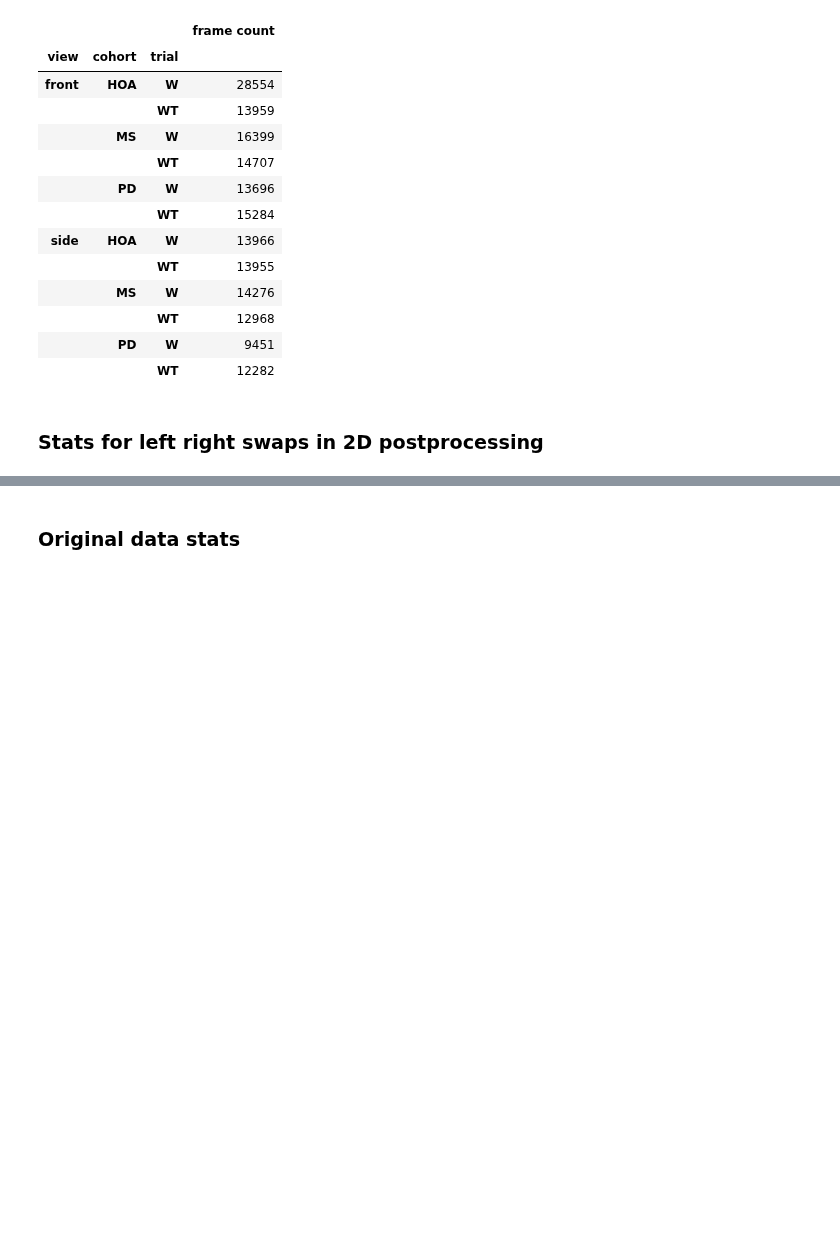
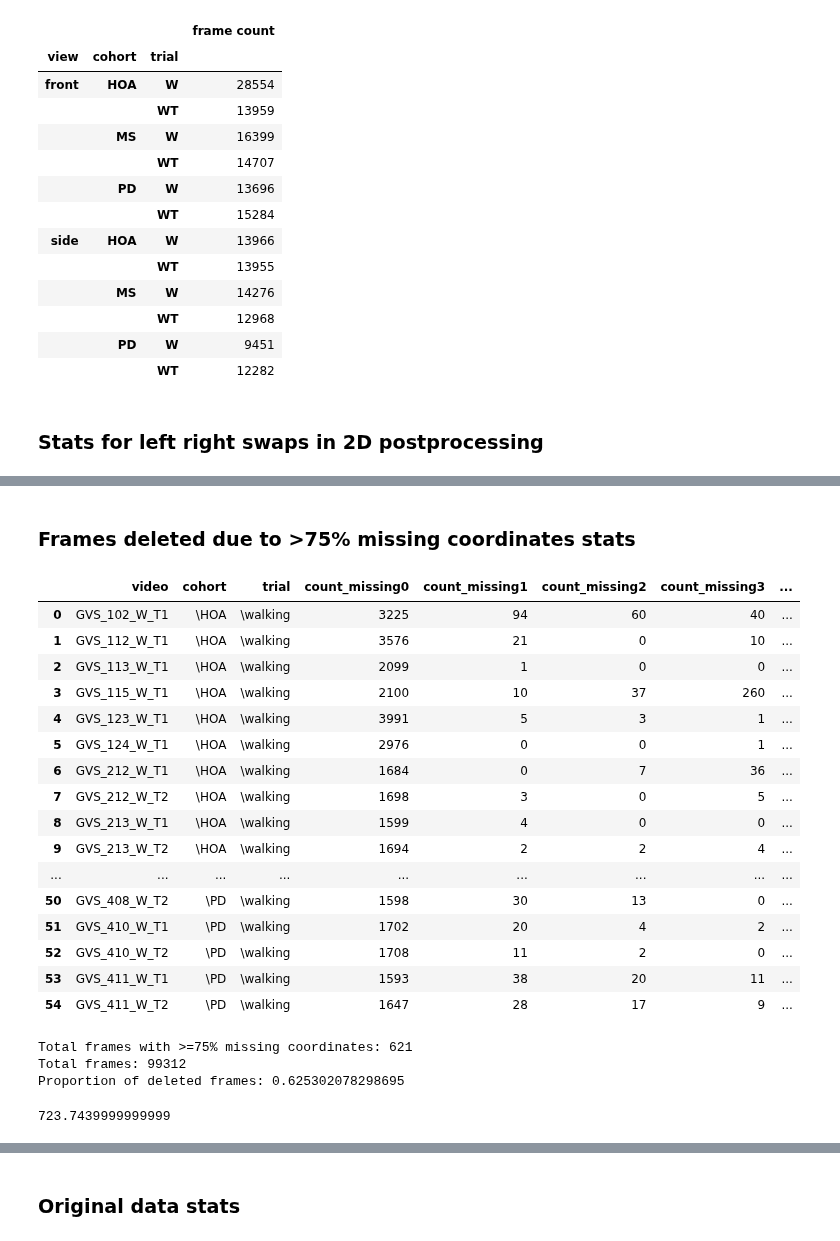
Before and after one commit to kaurrachneet6/Vision-Based-Gait-Analysis-Framework-for-Predicting-Multiple-Sclerosis, a Jupyter notebook: Data Preparation/StrideStats.ipynb, the cells around one changed output, grey strips where cells are left out. Saved outputs shown, nothing was run; the diff lists cells and outputs as text; code cells hidden in the pictures; blank space fills up the shorter version.

```diff
--- a/Data Preparation/StrideStats.ipynb
+++ b/Data Preparation/StrideStats.ipynb
@@ -633,0 +643,16 @@ Total 2D frames in trial W and WT:
+# %%
+#One time changes to the video names
+count_swaps_reduced.video.iloc[19] = count_swaps_reduced.video.iloc[19]+ '_Trim'
+count_swaps_reduced.video.iloc[20]  = 'InkedGVS_312_W_T2_1_Trim'
+count_swaps_reduced.video.iloc[26] = 'InkedGVS_318_W_T2_1_Trim'
+count_swaps_reduced.video.iloc[25] = 'InkedGVS_318_W_T1_1_Trim'
+count_swaps_reduced.video.iloc[40] = 'InkedGVS_405_W_T1_1_Trim'
+count_swaps_reduced.video.iloc[41] = 'InkedGVS_405_W_T2_1_Trim'
+count_swaps_reduced.video.iloc[42] = 'InkedGVS_405_W_T3_1_Trim'
+count_swaps_reduced.video.iloc[50] = 'InkedGVS_409_W_T1_1_Trim'
+count_swaps_reduced.video.iloc[51] = 'InkedGVS_409_W_T2_1_Trim'
+
+for i in range(0, len(count_swaps_reduced.video)):
+    count_swaps_reduced.video.iloc[i] = count_swaps_reduced.video.iloc[i][5:-7]
+
+count_swaps_reduced['count_total_frames'][count_swaps_reduced['count_total_frames']>=2550] = 2550
@@ -633,0 +711,2 @@ Total 2D frames in trial W and WT:
+# %% [markdown]
+### Frames deleted due to >75% missing coordinates stats
@@ -633,0 +734,55 @@ Total 2D frames in trial W and WT:
+# %%
+#One time changes to the video names
+missing_concat.video.iloc[25] = 'InkedGVS_311_W_T2_1_Trim'
+missing_concat.video.iloc[26]  = 'InkedGVS_312_W_T2_1_Trim'
+missing_concat.video.iloc[32] = 'InkedGVS_318_W_T2_1_Trim'
+missing_concat.video.iloc[46] = 'InkedGVS_405_W_T1_1_Trim'
+missing_concat.video.iloc[47] = 'InkedGVS_405_W_T2_1_Trim'
+missing_concat.video.iloc[48] = 'InkedGVS_405_W_T3_1_Trim'
+missing_concat.video.iloc[49] = 'InkedGVS_405_W_T4_1_Trim'
+
+for i in range(0, len(missing_concat.video)):
+    missing_concat.video.iloc[i] = missing_concat.video.iloc[i][5:-7]
+
+missing_concat['count_total_frames'][missing_concat['count_total_frames']>=2550] = 2550
+# %%
+#Use labels.csv to label each video as W or WT so that we can have stats for W-WT-each cohort
+#separately
+labels_file_reduced[['video', 'scenario']].groupby('video').first()
+missing_concat.set_index('video', inplace = True)
+missing_concat['trial_'] = labels_file_reduced[['video', 'scenario']].groupby('video').first()['scenario']
+missing_concat.dropna(inplace = True)
+missing_concat.reset_index(inplace= True)
+missing_concat.to_csv('C:\\Users\\Rachneet Kaur\\Box\\Gait Video Project\\GaitVideoData\\video\\openpose_data\\postprocessing2D_stats\\missing_values_2Dpostprocess.csv')
+# %%
+missing_concat
+# %% [output]
+|  | video | cohort | trial | count_missing0 | count_missing1 | count_missing2 | count_missing3 | ... |
+| 0 | GVS_102_W_T1 | \HOA | \walking | 3225 | 94 | 60 | 40 | ... |
+| 1 | GVS_112_W_T1 | \HOA | \walking | 3576 | 21 | 0 | 10 | ... |
+| 2 | GVS_113_W_T1 | \HOA | \walking | 2099 | 1 | 0 | 0 | ... |
+| 3 | GVS_115_W_T1 | \HOA | \walking | 2100 | 10 | 37 | 260 | ... |
+| 4 | GVS_123_W_T1 | \HOA | \walking | 3991 | 5 | 3 | 1 | ... |
+| 5 | GVS_124_W_T1 | \HOA | \walking | 2976 | 0 | 0 | 1 | ... |
+| 6 | GVS_212_W_T1 | \HOA | \walking | 1684 | 0 | 7 | 36 | ... |
+| 7 | GVS_212_W_T2 | \HOA | \walking | 1698 | 3 | 0 | 5 | ... |
+| 8 | GVS_213_W_T1 | \HOA | \walking | 1599 | 4 | 0 | 0 | ... |
+| 9 | GVS_213_W_T2 | \HOA | \walking | 1694 | 2 | 2 | 4 | ... |
+| ... | ... | ... | ... | ... | ... | ... | ... | ... |
+| 50 | GVS_408_W_T2 | \PD | \walking | 1598 | 30 | 13 | 0 | ... |
+| 51 | GVS_410_W_T1 | \PD | \walking | 1702 | 20 | 4 | 2 | ... |
+| 52 | GVS_410_W_T2 | \PD | \walking | 1708 | 11 | 2 | 0 | ... |
+| 53 | GVS_411_W_T1 | \PD | \walking | 1593 | 38 | 20 | 11 | ... |
+| 54 | GVS_411_W_T2 | \PD | \walking | 1647 | 28 | 17 | 9 | ... |
+# %%
+print ('Total frames with >=75% missing coordinates:', missing_concat['count_missing_greater8'].sum()+missing_concat['count_missing8'].sum())
+print ('Total frames:', missing_concat['count_total_frames'].sum())
+print ('Proportion of deleted frames:', 100*(missing_concat['count_missing_greater8'].sum()+missing_concat['count_missing8'].sum())/missing_concat['count_total_frames'].sum())
+# %% [output]
+Total frames with >=75% missing coordinates: 621
+Total frames: 99312
+Proportion of deleted frames: 0.625302078298695
+# %%
+103392*0.7/100
+# %% [output]
+723.7439999999999
```
Also changed, not shown: parts of 24 cells of this notebook.
